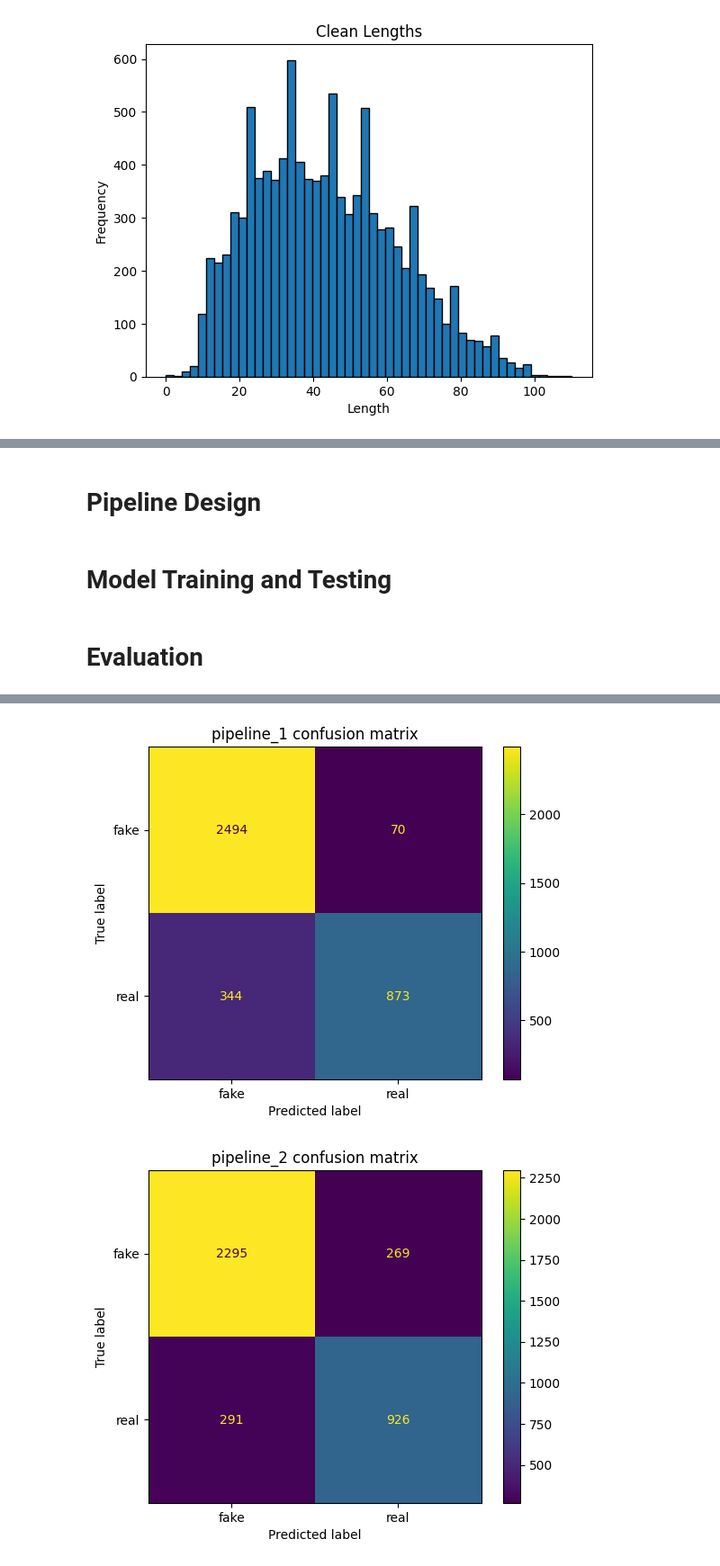
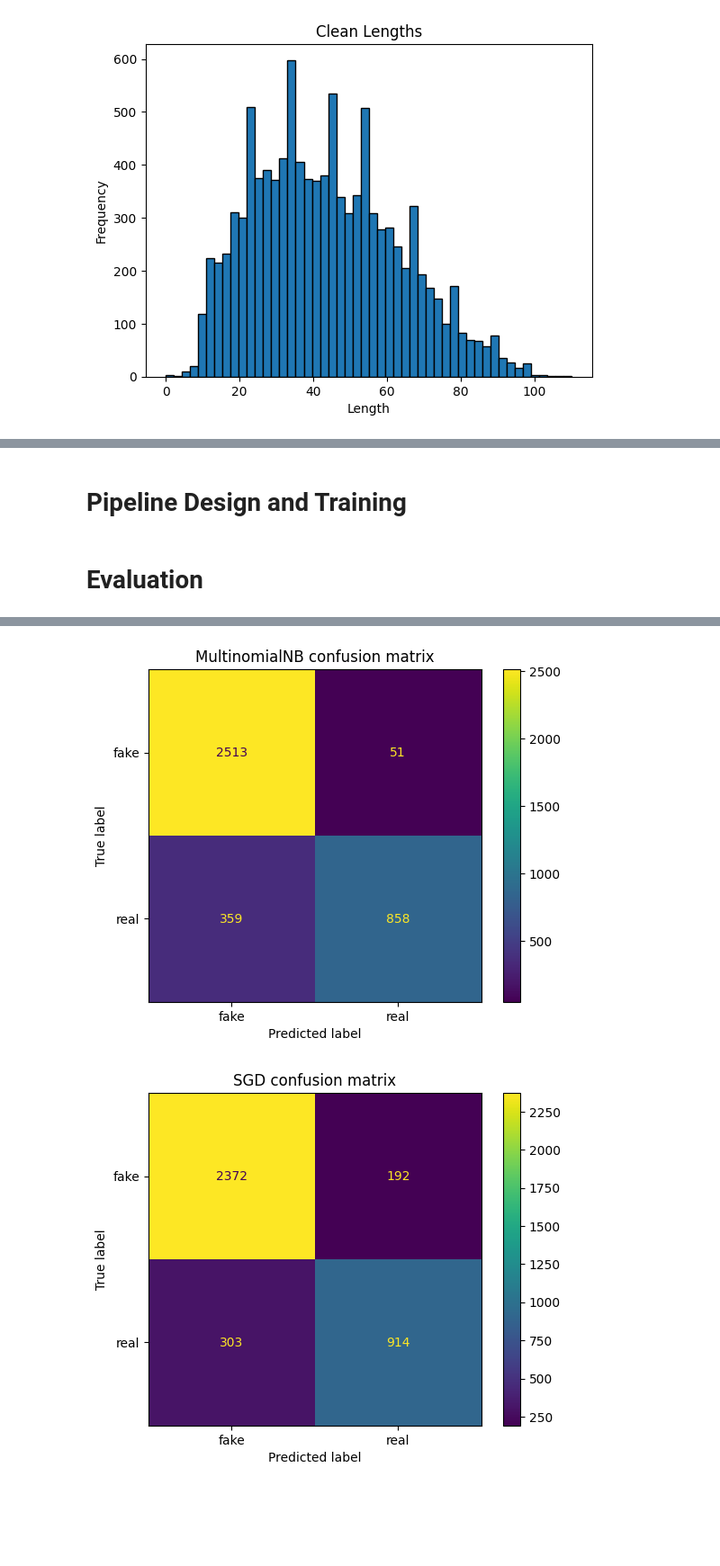
Before and after one commit to tee1g21/Machine-Learning-Technologies-Coursework, a Jupyter notebook: mediaEval.ipynb, the cells around one changed output, grey strips where cells are left out. Shown: that part at 90% size. Saved outputs shown, nothing was run; the diff lists cells and outputs as text; code cells hidden in the pictures; blank space fills up the shorter version.

Commit message:
Added Tweet Information. Final scores 0.89, 0.87

```diff
--- a/mediaEval.ipynb
+++ b/mediaEval.ipynb
@@ -506,5 +560,5 @@ test_df.head(5)
 # %% [markdown]
-# Pipeline Design
+# Pipeline Design and Training
 # %%
 #import relevant sklearn modules
 from sklearn.pipeline import Pipeline
@@ -531,33 +587,39 @@ dr = TruncatedSVD(n_components=100)
 pipeline_1 = mnb_pipeline = Pipeline([
     ('fs', tfidf),
     #('dr', dr),
-    ('mnb', MultinomialNB())
+    ('mnb', MultinomialNB(alpha=1))
 ])
 
+#define training data
+training_data_1 = train_df["smartCleanText"] + " " + train_df["tweetInformation"]
 
 #training on entire training set
-pipeline_1.fit(train_df["smartCleanText"], train_df["label"])
+pipeline_1.fit(training_data_1, train_df["label"])
+
+#define test data
+test_data_1 = test_df["smartCleanText"] + " " + test_df["tweetInformation"]
 
 #predicting on test set
-pred_test_1 = pipeline_1.predict(test_df["smartCleanText"])
+pred_test_1 = pipeline_1.predict(test_data_1)
 # %%
 #pipeline_2 using Stochastic Gradient Descent
 pipeline_2 = Pipeline([
-    ('fs', tfidf),
+    ('fs', ngram),
     #('dr', dr),
     ('sgd', SGDClassifier(random_state=69))
 ])
 
+#define training data
+training_data_2 = train_df["smartCleanText"] + " " + train_df["tweetInformation"]
 
 #training on entire training set
+pipeline_2.fit(training_data_2, train_df["label"])
 
-pipeline_2.fit(train_df["cleanText"], train_df["label"])
+#define test data
+test_data_2 = test_df["smartCleanText"] + " " + test_df["tweetInformation"]
 
 #predicting on test set
-
-pred_test_2 = pipeline_2.predict(test_df["cleanText"])
+pred_test_2 = pipeline_2.predict(test_data_2)
-# %% [markdown]
-# Model Training and Testing
 # %%
 #USED for quick testing using training validation set, not used in final results
 #splitting training set into train and val
@@ -577,20 +639,6 @@ pipeline_2.fit(X_train, y_train)
 #evaluating pipeline_1
 accuracy_2 = pipeline_2.score(X_val, y_val)
 print("SGD accuracy:   %0.3f" % accuracy_2)
-# %%
-#training on entire training set
-pipeline_1.fit(train_df["cleanText"], train_df["label"])
-
-#predicting on test set
-pred_test_1 = pipeline_1.predict(test_df["cleanText"])
-# %%
-#training on entire training set
-
-pipeline_2.fit(train_df["cleanText"], train_df["label"])
-
-#predicting on test set
-
-pred_test_2 = pipeline_2.predict(test_df["cleanText"])
 # %% [markdown]
 # Evaluation
 # %%
@@ -615,7 +663,7 @@ print(report_2)
 cm_1 = confusion_matrix(test_df['label'], pred_test_1)
 disp_1 = ConfusionMatrixDisplay(confusion_matrix=cm_1, display_labels=pipeline_1.classes_).plot()
 
-plt.title("pipeline_1 confusion matrix")
+plt.title("MultinomialNB confusion matrix")
 plt.show()
 
 #confusion matrix for pipeline_2
@@ -623,7 +671,7 @@ plt.show()
 cm_2 = confusion_matrix(test_df['label'], pred_test_2)
 disp_1 = ConfusionMatrixDisplay(confusion_matrix=cm_2, display_labels=pipeline_2.classes_).plot()
 
-plt.title("pipeline_2 confusion matrix")
+plt.title("SGD confusion matrix")
 plt.show()
 # %% [output]
 MNB classification report:
@@ -646,2 +694,2 @@ weighted avg       0.85      0.85      0.85      3781
-[figure, old version]
+[figure, new version]
-[figure, old version]
+[figure, new version]
```
Also changed, not shown: parts of 19 cells of this notebook.
